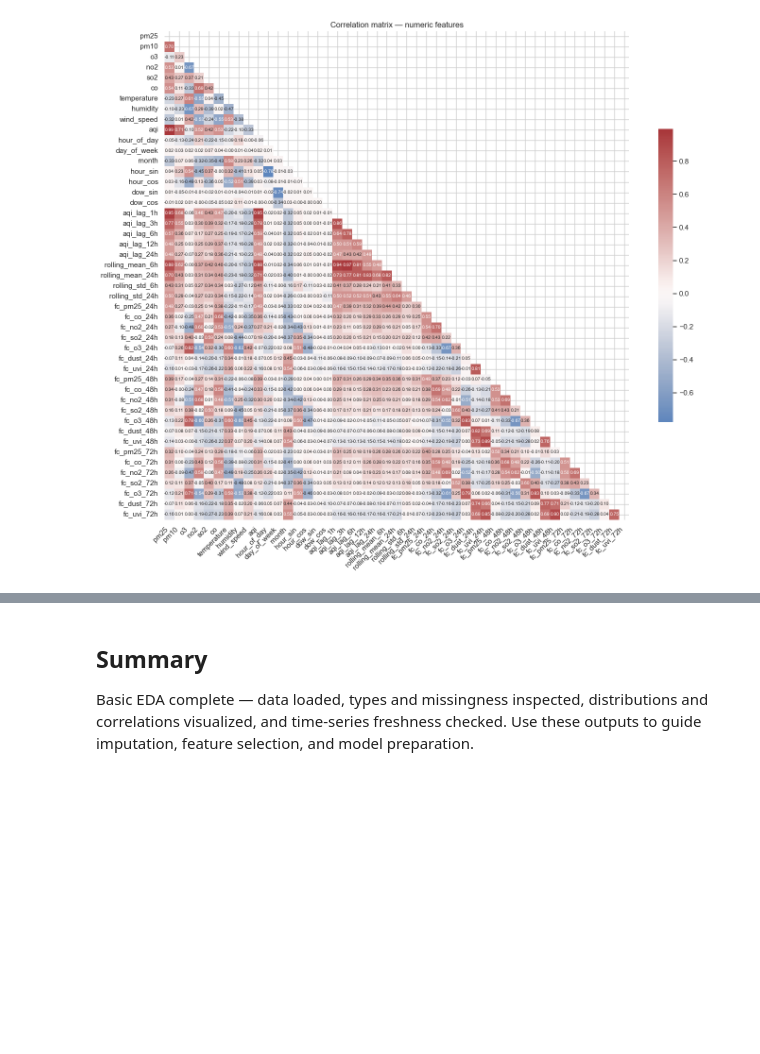
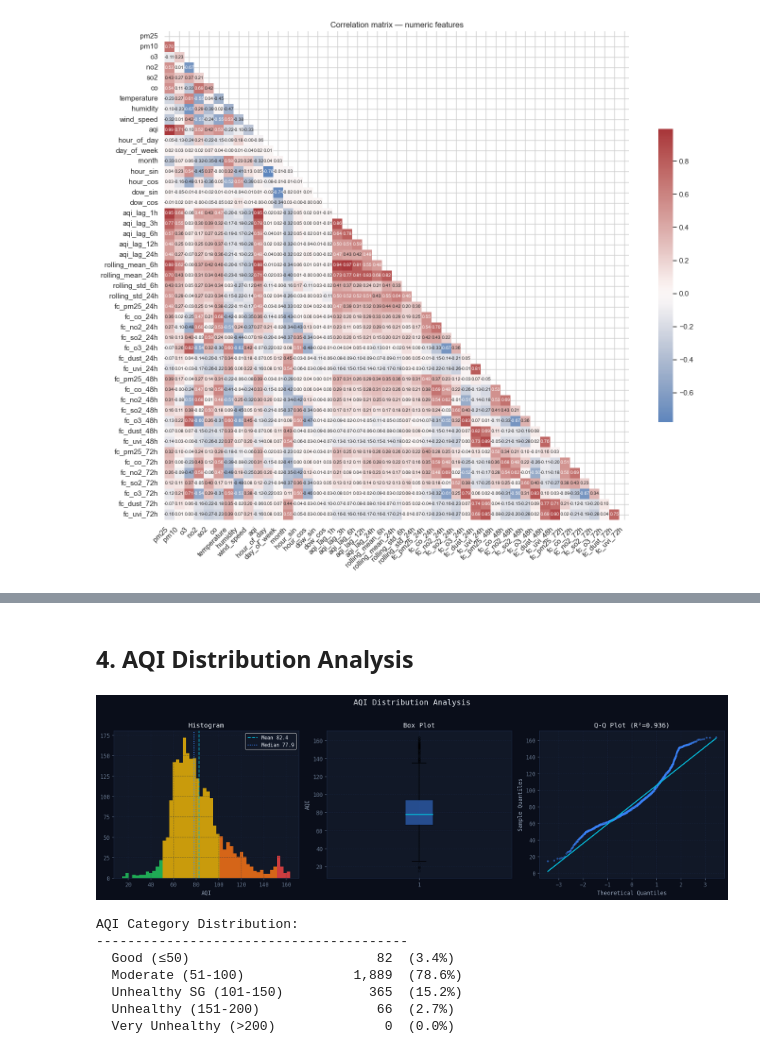
Before and after one commit to Hamza-asm/karachi-aqi-predictor, a Jupyter notebook: EDA.ipynb, the cells around one changed output, grey strips where cells are left out. Cells and saved outputs as stored; diff of their text form; code cells hidden in the pictures; blank space fills up the shorter version.

```diff
--- a/EDA.ipynb
+++ b/EDA.ipynb
@@ -204,3 +236,67 @@ Suggested next steps:
-# %% [markdown]
-## Summary
-Basic EDA complete — data loaded, types and missingness inspected, distributions and correlations visualized, and time-series freshness checked. Use these outputs to guide imputation, feature selection, and model preparation.
+# %% [markdown]
+## 4. AQI Distribution Analysis
+# %%
+# ── AQI distribution ────────────────────────────────────────────────────────
+fig, axes = plt.subplots(1, 3, figsize=(16, 5))
+fig.suptitle("AQI Distribution Analysis", fontsize=14, y=1.02)
+
+# Histogram
+ax = axes[0]
+n, bins, patches = ax.hist(df['aqi'].dropna(), bins=50, edgecolor='none', alpha=0.85)
+for patch, left in zip(patches, bins[:-1]):
+    if left <= 50:   patch.set_facecolor(GOOD)
+    elif left <= 100: patch.set_facecolor(MODERATE)
+    elif left <= 150: patch.set_facecolor("#f97316")
+    else:            patch.set_facecolor(BAD)
+ax.axvline(df['aqi'].mean(),   color=ACCENT2, linestyle='--', lw=1.5, label=f"Mean {df['aqi'].mean():.1f}")
+ax.axvline(df['aqi'].median(), color=ACCENT,  linestyle=':',  lw=1.5, label=f"Median {df['aqi'].median():.1f}")
+ax.set_title("Histogram")
+ax.set_xlabel("AQI")
+ax.legend(fontsize=9)
+ax.grid(True)
+
+# Boxplot
+ax = axes[1]
+bp = ax.boxplot(df['aqi'].dropna(), vert=True, patch_artist=True,
+                medianprops=dict(color=ACCENT2, lw=2),
+                boxprops=dict(facecolor=ACCENT, alpha=0.5),
+                flierprops=dict(marker='o', color=BAD, alpha=0.3, markersize=3))
+ax.set_title("Box Plot")
+ax.set_ylabel("AQI")
+ax.grid(True)
+
+# QQ Plot
+ax = axes[2]
+(osm, osr), (slope, intercept, r) = stats.probplot(df['aqi'].dropna(), dist="norm")
+ax.scatter(osm, osr, color=ACCENT, alpha=0.4, s=8)
+ax.plot(osm, slope * np.array(osm) + intercept, color=ACCENT2, lw=2)
+ax.set_title(f"Q-Q Plot (R²={r**2:.3f})")
+ax.set_xlabel("Theoretical Quantiles")
+ax.set_ylabel("Sample Quantiles")
+ax.grid(True)
+
+plt.tight_layout()
+plt.show()
+
+# AQI category breakdown
+categories = {
+    'Good (≤50)':        (df['aqi'] <= 50).sum(),
+    'Moderate (51-100)': ((df['aqi'] > 50)  & (df['aqi'] <= 100)).sum(),
+    'Unhealthy SG (101-150)': ((df['aqi'] > 100) & (df['aqi'] <= 150)).sum(),
+    'Unhealthy (151-200)': ((df['aqi'] > 150) & (df['aqi'] <= 200)).sum(),
+    'Very Unhealthy (>200)': (df['aqi'] > 200).sum(),
+}
+print("\nAQI Category Distribution:")
+print("-" * 40)
+for cat, count in categories.items():
+    pct = count / len(df) * 100
+    print(f"  {cat:<30} {count:>5,}  ({pct:.1f}%)")
+# %% [output]
+[figure, added]
+AQI Category Distribution:
+----------------------------------------
+  Good (≤50)                        82  (3.4%)
+  Moderate (51-100)              1,889  (78.6%)
+  Unhealthy SG (101-150)           365  (15.2%)
+  Unhealthy (151-200)               66  (2.7%)
+  Very Unhealthy (>200)              0  (0.0%)
```
Also changed, not shown: parts of 27 cells of this notebook, 2 other files.
